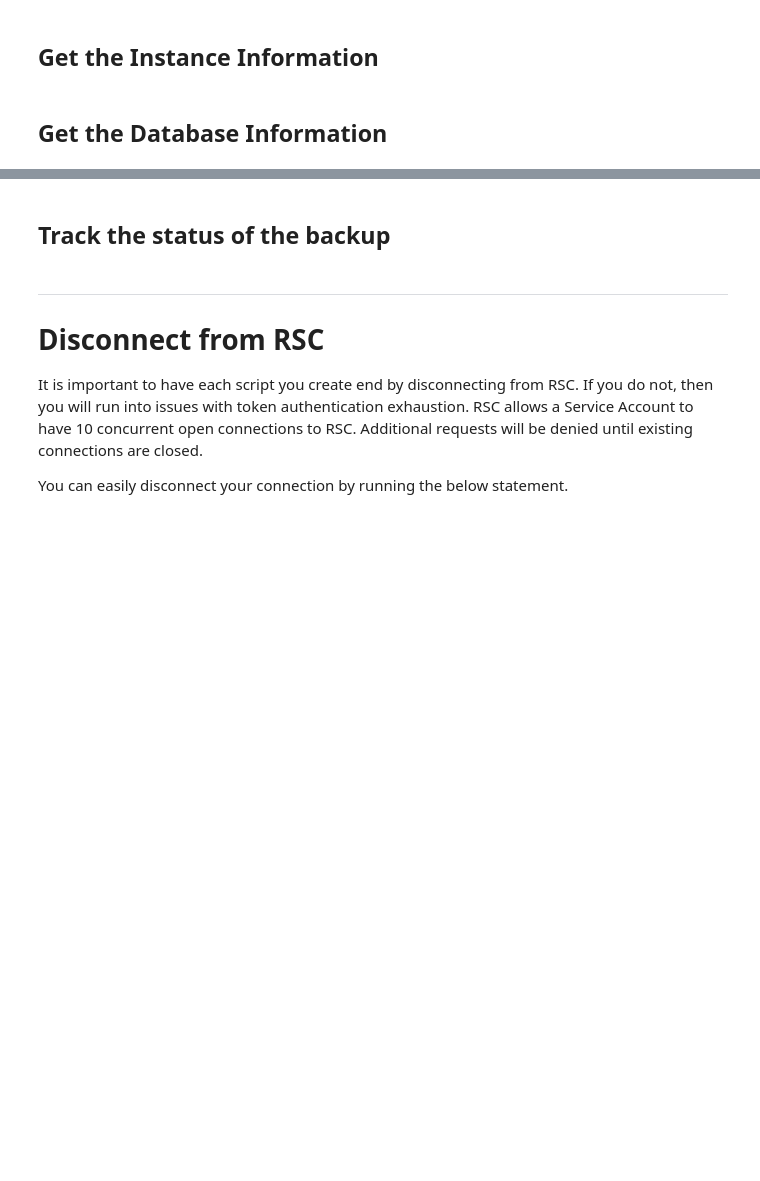
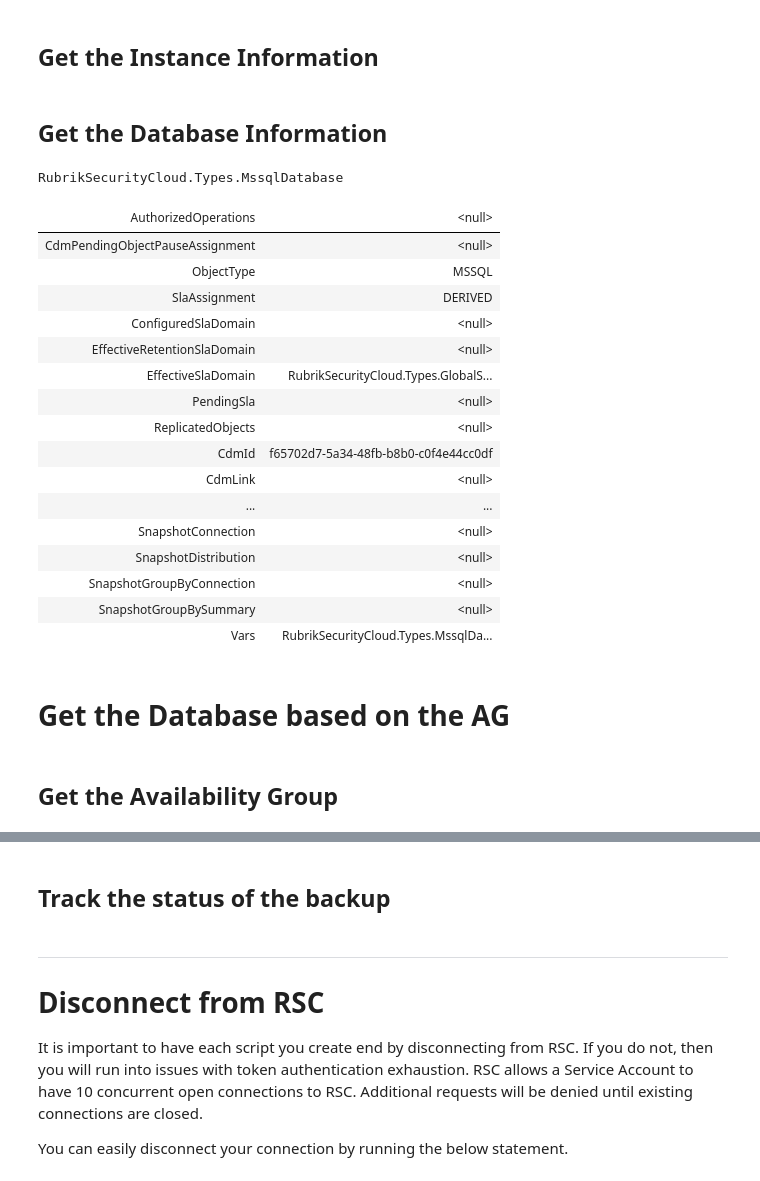
Before and after one commit to clumnah/Operationalize-MSSQL-Backups-With-Rubrik-Security-Cloud, a Jupyter notebook: content/New-RscMssqlSnapshot.ipynb, the cells around one changed output, grey strips where cells are left out. Cells and saved outputs as stored; diff of their text form; code cells hidden in the pictures; blank space fills up the shorter version.

```diff
--- a/content/New-RscMssqlSnapshot.ipynb
+++ b/content/New-RscMssqlSnapshot.ipynb
@@ -34,5 +45,29 @@ $RscMssqlInstance = Get-RscMssqlInstance -RscCluster $RscCluster -HostName $Host
 # %% [markdown]
 ## Get the Database Information
 # %%
-$DatabaseName = "AdventureWorks2019"
-$RscMssqlDatabase = Get-RscMssqlDatabase -Name $DatabaseName -RscMssqlInstance $RscMssqlInstance
+$DatabaseName = "master"
+$RscMssqlDatabase = Get-RscMssqlDatabase -Name $DatabaseName -RscMssqlInstance $RscMssqlInstance -Replica:$false -Relic:$false
+$RscMssqlDatabase
+# %% [output]
+RubrikSecurityCloud.Types.MssqlDatabase
+| AuthorizedOperations | <null> |
+| CdmPendingObjectPauseAssignment | <null> |
+| ObjectType | MSSQL |
+| SlaAssignment | DERIVED |
+| ConfiguredSlaDomain | <null> |
+| EffectiveRetentionSlaDomain | <null> |
+| EffectiveSlaDomain | RubrikSecurityCloud.Types.GlobalS... |
+| PendingSla | <null> |
+| ReplicatedObjects | <null> |
+| CdmId | f65702d7-5a34-48fb-b8b0-c0f4e44cc0df |
+| CdmLink | <null> |
+| ... | ... |
+| SnapshotConnection | <null> |
+| SnapshotDistribution | <null> |
+| SnapshotGroupByConnection | <null> |
+| SnapshotGroupBySummary | <null> |
+| Vars | RubrikSecurityCloud.Types.MssqlDa... |
+# %% [markdown]
+# Get the Database based on the AG
+# %% [markdown]
+## Get the Availability Group
```
Also changed, not shown: parts of 14 cells of this notebook, 2 other files.
